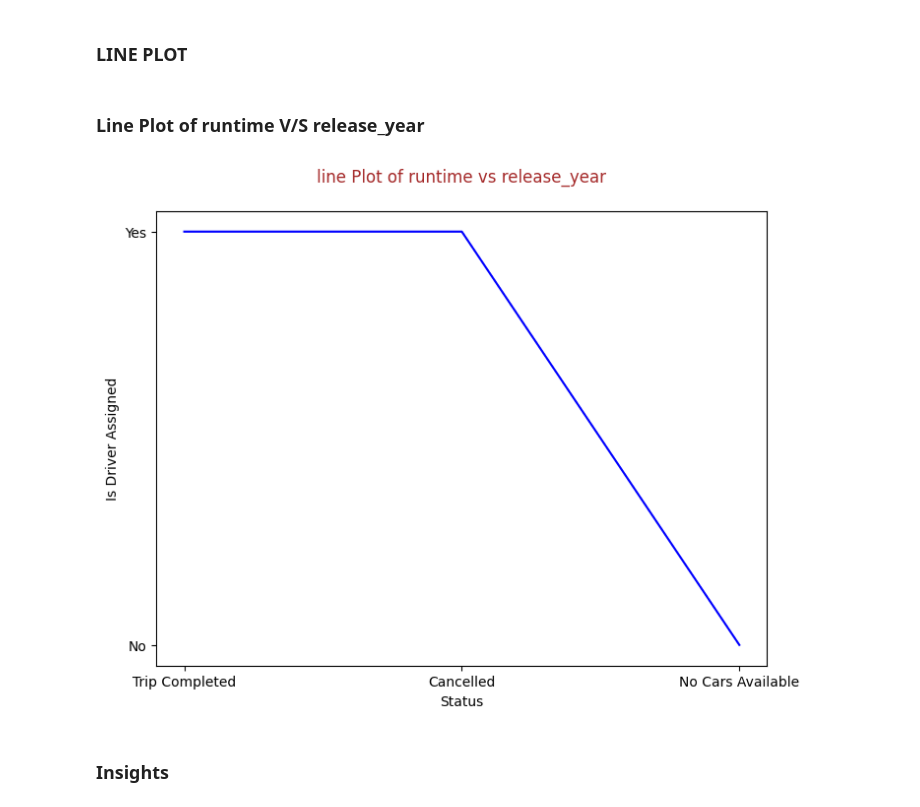
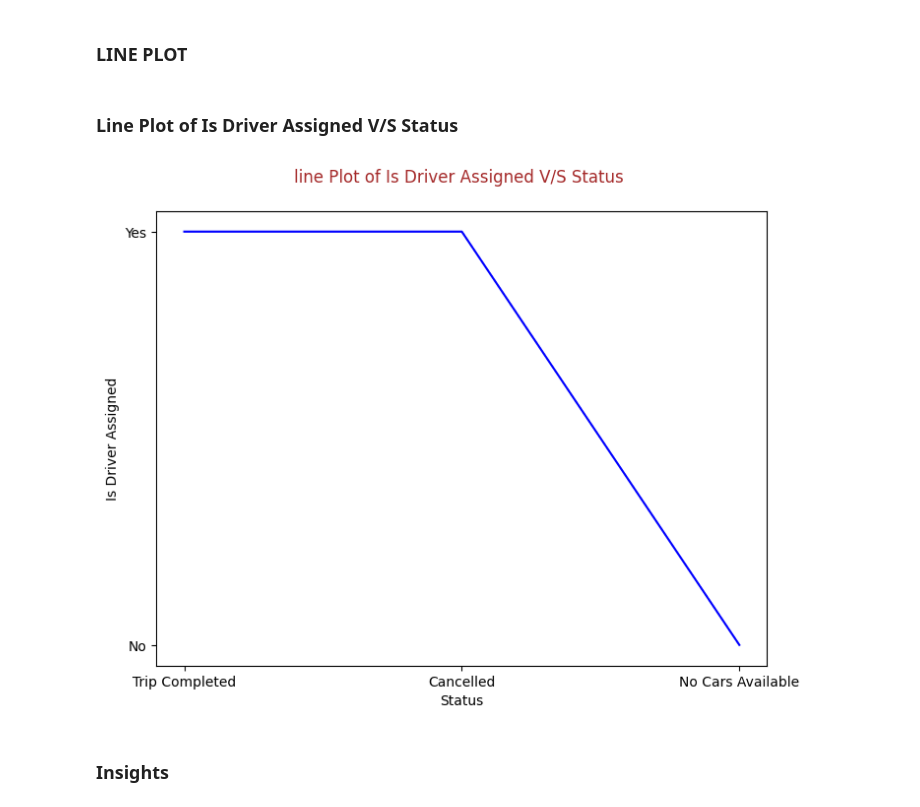
Before and after one commit to Ketan10-py/Uber-_Supply_Demand_Gaps, a Jupyter notebook: Uber_supply_Demand_EDA.ipynb, the cells around one changed output. Saved outputs shown, nothing was run; the diff lists cells and outputs as text; code cells hidden in the pictures.

```diff
--- a/Uber_supply_Demand_EDA.ipynb
+++ b/Uber_supply_Demand_EDA.ipynb
@@ -458,14 +458,14 @@ All three statuses ("Trip Completed", "Cancelled", and "No Cars Available") occu
 # %% [markdown]
 ### LINE PLOT
 # %% [markdown]
-### Line Plot of  runtime V/S release_year
+### Line Plot of  Is Driver Assigned V/S Status
 # %%
 plt.figure(figsize=(8,6))
 sns.lineplot(data = data, y = 'Is Driver Assigned', x = 'Status' ,color = 'blue')
-plt.title('line Plot of runtime vs release_year\n', color = 'brown')
+plt.title('line Plot of Is Driver Assigned V/S Status \n', color = 'brown')
 plt.show()
 # %% [output]
-[figure, old version]
+[figure, new version]
 # %% [markdown]
 ### Insights
 # %% [markdown]
```
Also changed, not shown: parts of 2 cells of this notebook.
